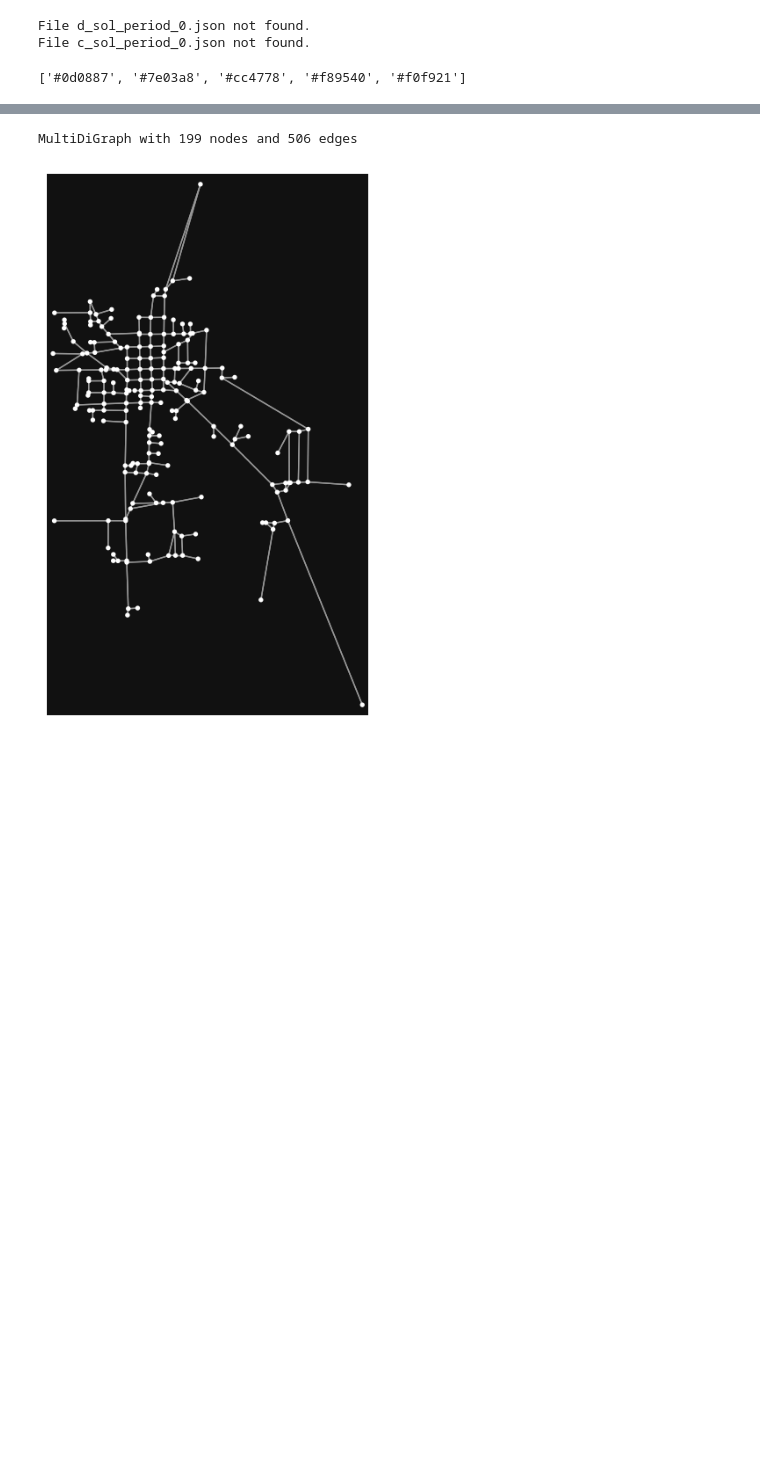
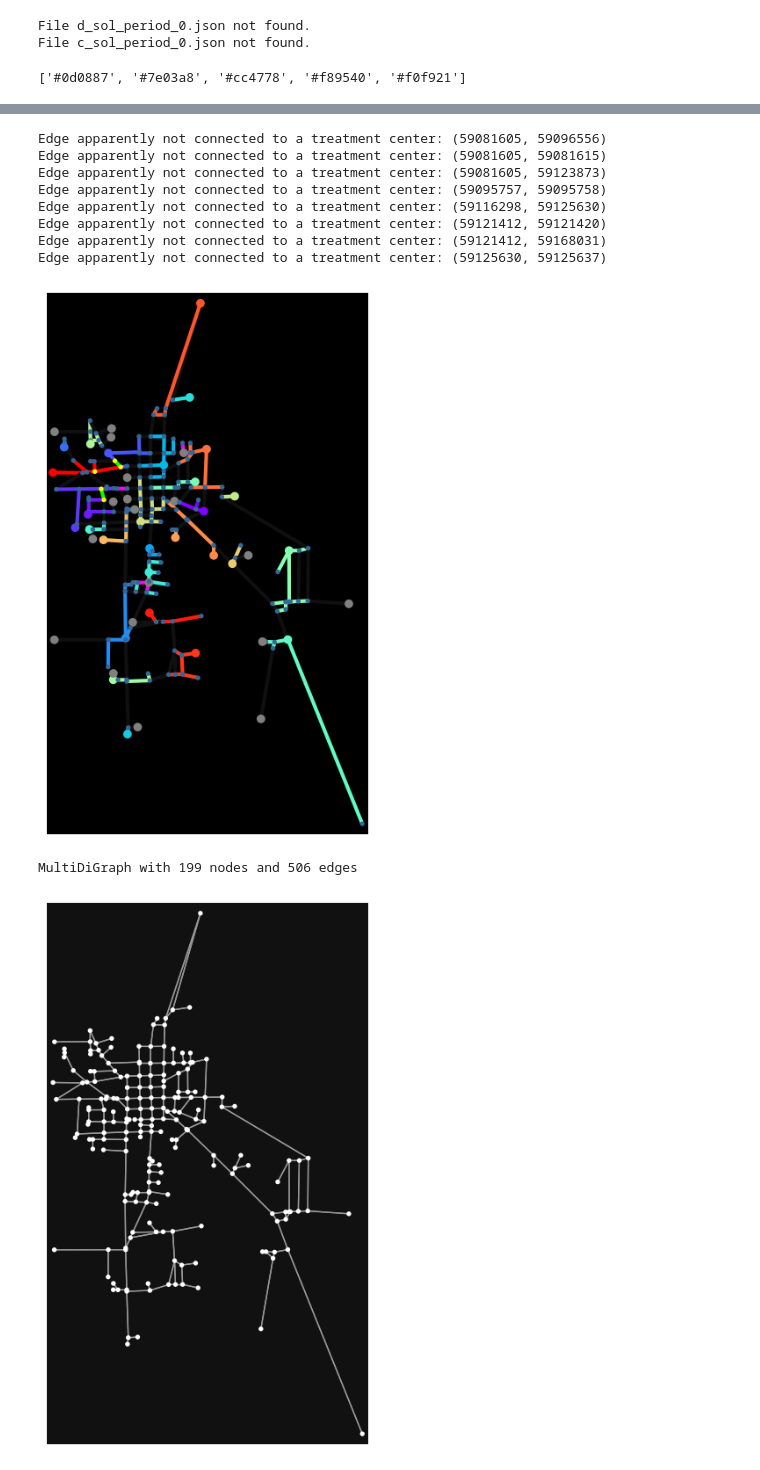
Before and after one commit to matt-banschbach/CMOR492-DWS, a Jupyter notebook: visualization/visual_sandbox.ipynb, the cells around one changed output, grey strips where cells are left out. Cells and saved outputs as stored; diff of their text form; code cells hidden in the pictures; blank space fills up the shorter version.

```diff
--- a/visualization/visual_sandbox.ipynb
+++ b/visualization/visual_sandbox.ipynb
@@ -242,3 +250,17 @@ Edge apparently not connected to a treatment center: (59121412, 59168031)
+# %%
+plot_pipe_network(G, treatment_nodes, source_nodes, y_sol[1], z_sol[1], x=x_sol[1],
+                  highlighted_nodes=nodes_changed_set, highlighted_edges=edges_changed,
+                  cmap_name="rainbow")
+# %% [output]
+Edge apparently not connected to a treatment center: (59081605, 59096556)
+Edge apparently not connected to a treatment center: (59081605, 59081615)
+Edge apparently not connected to a treatment center: (59081605, 59123873)
+Edge apparently not connected to a treatment center: (59095757, 59095758)
+Edge apparently not connected to a treatment center: (59116298, 59125630)
+Edge apparently not connected to a treatment center: (59121412, 59121420)
+Edge apparently not connected to a treatment center: (59121412, 59168031)
+Edge apparently not connected to a treatment center: (59125630, 59125637)
+[figure, added]
 # %%
 print(G0)
 edge_set = set()
```
Also changed, not shown: parts of 4 cells of this notebook.
